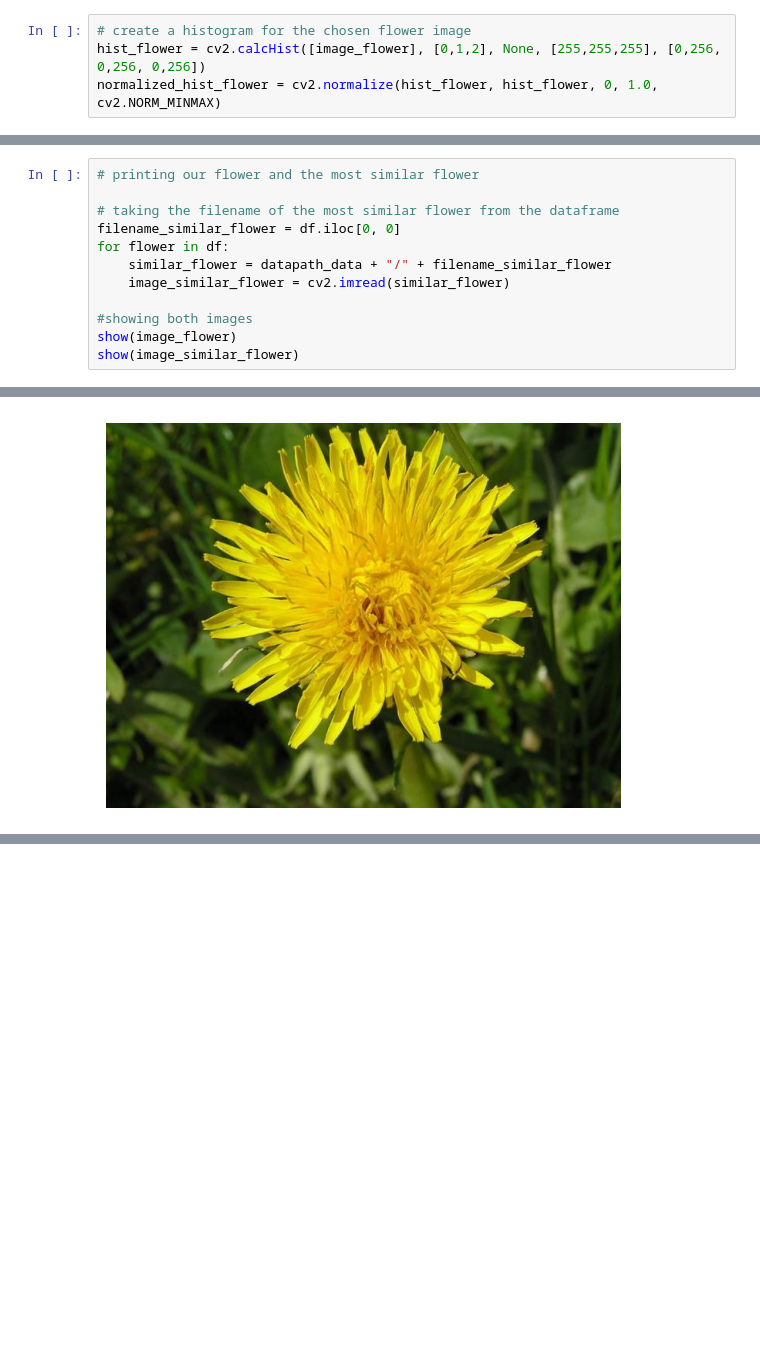
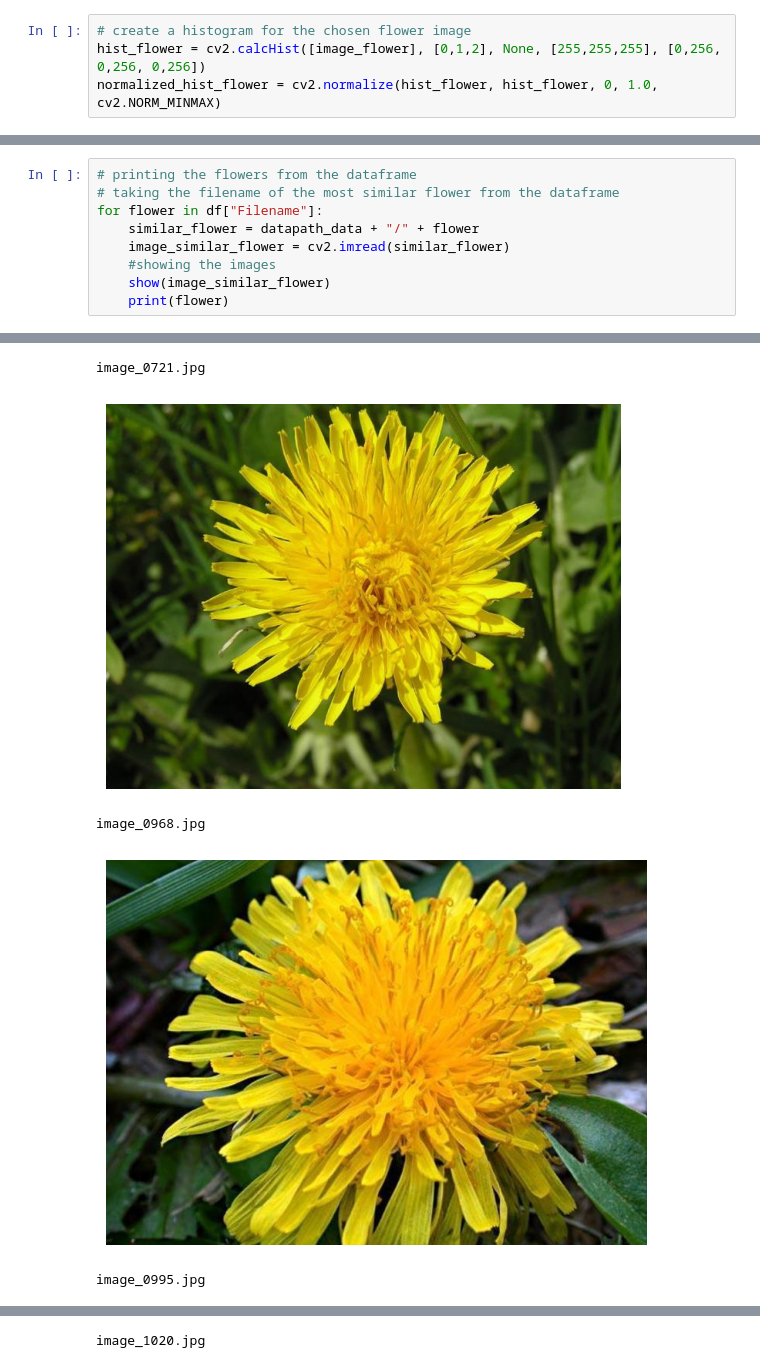
Before and after one commit to idajohannesen/cds-vis, a Jupyter notebook: assignments/assignment 1/src/assignment1.ipynb, the cells around one changed output, grey strips where cells are left out. Saved outputs shown, nothing was run; the diff lists cells and outputs as text; blank space fills up the shorter version.

```diff
--- a/assignments/assignment 1/src/assignment1.ipynb
+++ b/assignments/assignment 1/src/assignment1.ipynb
@@ -74,17 +75,18 @@ df
 | 943 | image_0944.jpg | 1321.77 |
 | 1031 | image_1032.jpg | 1323.04 |
 # %%
-# printing our flower and the most similar flower
-
+# printing the flowers from the dataframe
 # taking the filename of the most similar flower from the dataframe
-filename_similar_flower = df.iloc[0, 0]
-for flower in df:
-    similar_flower = datapath_data + "/" + filename_similar_flower
+for flower in df["Filename"]:
+    similar_flower = datapath_data + "/" + flower
     image_similar_flower = cv2.imread(similar_flower)
-
-#showing both images
-show(image_flower)
-show(image_similar_flower)
+    #showing the images
+    show(image_similar_flower)
+    print(flower)
 # %% [output]
 [figure]
+image_0721.jpg
 [figure]
+image_0968.jpg
+[figure, added]
+image_0995.jpg
@@ -90,0 +94 @@ show(image_similar_flower)
+image_1020.jpg
```
Also changed, not shown: parts of 3 cells of this notebook, 1 other file.
